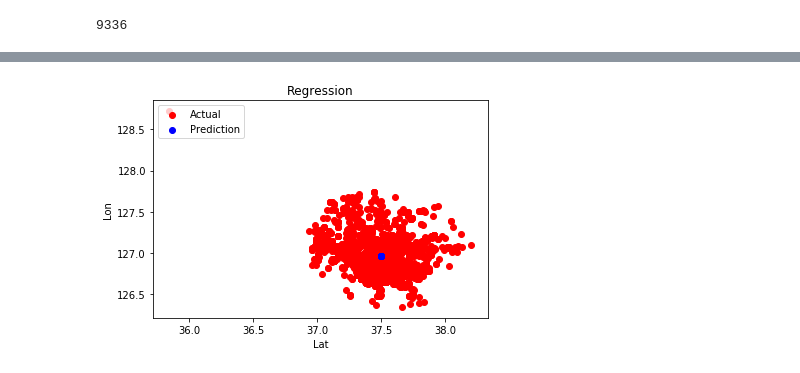
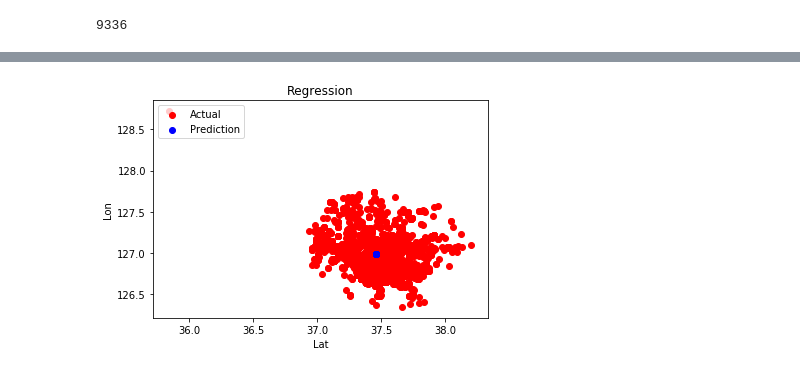
Before and after one commit to jasonyliang/Hanyang-Urban-Planning-Lab, a Jupyter notebook: Playground2.ipynb, the cells around one changed output, grey strips where cells are left out. Drawn from its saved outputs; the diff is of its cells as text; code cells hidden in the pictures.

```diff
--- a/Playground2.ipynb
+++ b/Playground2.ipynb
@@ -99,3 +129,5 @@ dtype: int64
 # imputer = imputer.fit(y)
 # y = imputer.transform(y)
 y = y.dropna()
+Y = y.values
+Y
@@ -109,7 +149,7 @@ plt.show()
 # %%
 # Splitting the dataset into the Training set and Test set
 from sklearn.model_selection import train_test_split
-X_train, X_test, y_train, y_test = train_test_split(x, y, test_size = 0.2, random_state = 0)
+X_train, X_test, y_train, y_test = train_test_split(X, Y, test_size = 0.2, random_state = 0)
 # %%
 # Feature Scaling
 # from sklearn.preprocessing import StandardScaler
@@ -244,24 +286,16 @@ from keras.layers import Dense, Dropout
 regressor = Sequential()
 
 # Adding the input layer and the first hidden layer
-regressor.add(Dense(units = 128, kernel_initializer = 'normal', activation = 'relu', input_dim = 11))
-regressor.add(Dropout(0.25))
+regressor.add(Dense(units = 64, kernel_initializer = 'uniform', activation = 'relu', input_dim = 1585))
+regressor.add(Dropout(0.1))
 
 # Adding the second hidden layer
-regressor.add(Dense(units = 256, kernel_initializer = 'normal', activation = 'relu'))
-regressor.add(Dropout(0.25))
+regressor.add(Dense(units = 128, kernel_initializer = 'uniform', activation = 'relu'))
+regressor.add(Dropout(0.1))
 
 # Adding the third hidden layer
-regressor.add(Dense(units = 256, kernel_initializer = 'normal', activation = 'relu'))
-regressor.add(Dropout(0.25))
-
-# Adding the fourth hidden layer
-regressor.add(Dense(units = 256, kernel_initializer = 'normal', activation = 'relu'))
-regressor.add(Dropout(0.25))
-
-# Adding the fifth hidden layer
-regressor.add(Dense(units = 256, kernel_initializer = 'normal', activation = 'relu'))
-regressor.add(Dropout(0.25))
+regressor.add(Dense(units = 128, kernel_initializer = 'uniform', activation = 'relu'))
+regressor.add(Dropout(0.1))
 
 # Adding the output layer
 regressor.add(Dense(units = 2, kernel_initializer = 'normal', activation = 'linear'))
@@ -324,13 +358,13 @@ accuracy(prediction)
 # %%
 # plot?
-plt.scatter(y_test.iloc[:, 0], y_test.iloc[:, 1], color = "red", label = 'Actual')
+plt.scatter(y_test[:, 0], y_test[:, 1], color = "red", label = 'Actual')
 plt.scatter(y_pred[:, 0], y_pred[:, 1], color = "blue", label = 'Prediction')
 plt.title('Regression')
 plt.xlabel('Lat')
 plt.ylabel('Lon')
 plt.legend(loc='upper left')
 plt.show()
 # %% [output]
-[figure, old version]
+[figure, new version]
 # %%
 # grid-search
```
Also changed, not shown: parts of 15 cells of this notebook.
